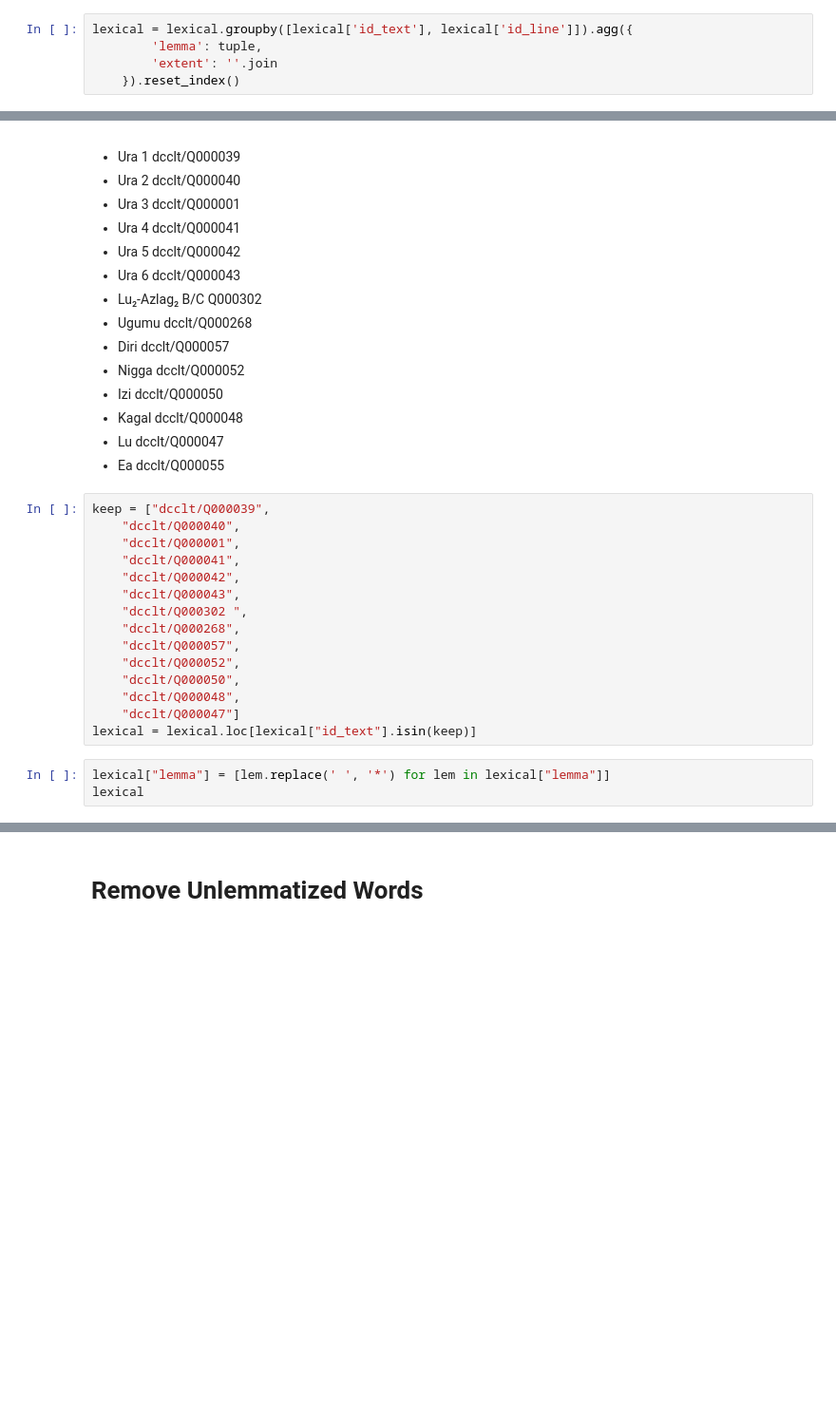
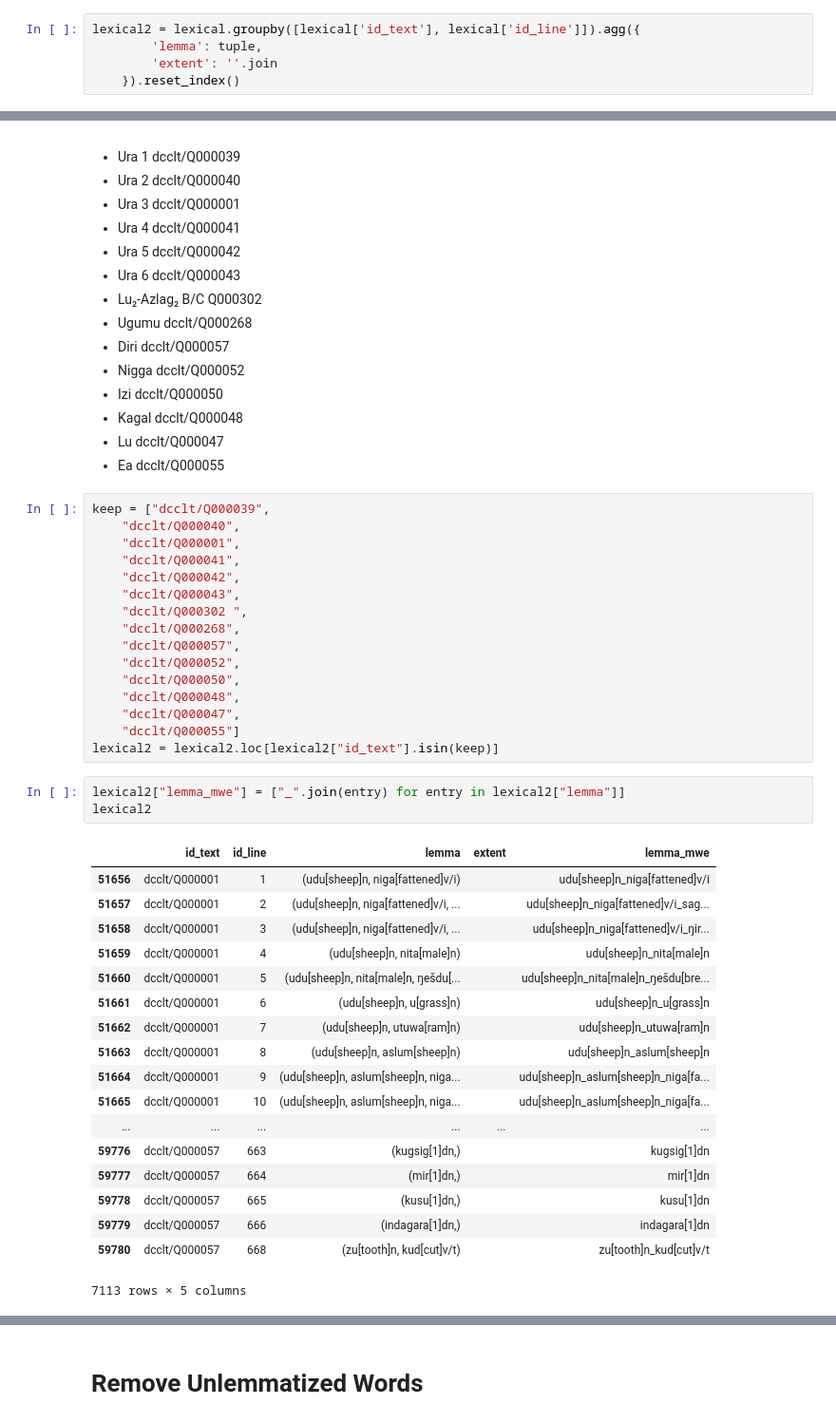
Before and after one commit to niekveldhuis/compass, a Jupyter notebook: 3_Vocabularies/Lit_Lex_Vocab.ipynb, the cells around one changed output, grey strips where cells are left out. Shown at 95% size. Saved outputs shown, nothing was run; the diff lists cells and outputs as text; blank space fills up the shorter version.

```diff
--- a/3_Vocabularies/Lit_Lex_Vocab.ipynb
+++ b/3_Vocabularies/Lit_Lex_Vocab.ipynb
@@ -177,7 +177,7 @@ The `agg()` function works on a GroupBy object and computes summary statistics (
 
 The `agg()` function returns a new dataframe with a composite index. The Pandas function `reset_index()` will create a new (flat) index that starts counting from 0.
 # %%
-lexical = lexical.groupby([lexical['id_text'], lexical['id_line']]).agg({
+lexical2 = lexical.groupby([lexical['id_text'], lexical['id_line']]).agg({
         'lemma': tuple,
         'extent': ''.join
     }).reset_index()
@@ -362,9 +410,29 @@ keep = ["dcclt/Q000039",
     "dcclt/Q000052",
     "dcclt/Q000050",
     "dcclt/Q000048",
-    "dcclt/Q000047"]
-lexical = lexical.loc[lexical["id_text"].isin(keep)]
+    "dcclt/Q000047",
+    "dcclt/Q000055"]
+lexical2 = lexical2.loc[lexical2["id_text"].isin(keep)]
-# %%
-lexical["lemma"] = [lem.replace(' ', '*') for lem in lexical["lemma"]]
-lexical
+# %%
+lexical2["lemma_mwe"] = ["_".join(entry) for entry in lexical2["lemma"]]
+lexical2
+# %% [output]
+|  | id_text | id_line | lemma | extent | lemma_mwe |
+| 51656 | dcclt/Q000001 | 1 | (udu[sheep]n, niga[fattened]v/i) |  | udu[sheep]n_niga[fattened]v/i |
+| 51657 | dcclt/Q000001 | 2 | (udu[sheep]n, niga[fattened]v/i, ... |  | udu[sheep]n_niga[fattened]v/i_sag... |
+| 51658 | dcclt/Q000001 | 3 | (udu[sheep]n, niga[fattened]v/i, ... |  | udu[sheep]n_niga[fattened]v/i_ŋir... |
+| 51659 | dcclt/Q000001 | 4 | (udu[sheep]n, nita[male]n) |  | udu[sheep]n_nita[male]n |
+| 51660 | dcclt/Q000001 | 5 | (udu[sheep]n, nita[male]n, ŋešdu[... |  | udu[sheep]n_nita[male]n_ŋešdu[bre... |
+| 51661 | dcclt/Q000001 | 6 | (udu[sheep]n, u[grass]n) |  | udu[sheep]n_u[grass]n |
+| 51662 | dcclt/Q000001 | 7 | (udu[sheep]n, utuwa[ram]n) |  | udu[sheep]n_utuwa[ram]n |
+| 51663 | dcclt/Q000001 | 8 | (udu[sheep]n, aslum[sheep]n) |  | udu[sheep]n_aslum[sheep]n |
+| 51664 | dcclt/Q000001 | 9 | (udu[sheep]n, aslum[sheep]n, niga... |  | udu[sheep]n_aslum[sheep]n_niga[fa... |
+| 51665 | dcclt/Q000001 | 10 | (udu[sheep]n, aslum[sheep]n, niga... |  | udu[sheep]n_aslum[sheep]n_niga[fa... |
+| ... | ... | ... | ... | ... | ... |
+| 59776 | dcclt/Q000057 | 663 | (kugsig[1]dn,) |  | kugsig[1]dn |
+| 59777 | dcclt/Q000057 | 664 | (mir[1]dn,) |  | mir[1]dn |
+| 59778 | dcclt/Q000057 | 665 | (kusu[1]dn,) |  | kusu[1]dn |
+| 59779 | dcclt/Q000057 | 666 | (indagara[1]dn,) |  | indagara[1]dn |
+| 59780 | dcclt/Q000057 | 668 | (zu[tooth]n, kud[cut]v/t) |  | zu[tooth]n_kud[cut]v/t |
+7113 rows × 5 columns
 # %%
```
Also changed, not shown: parts of 37 cells of this notebook, 1 other file.
